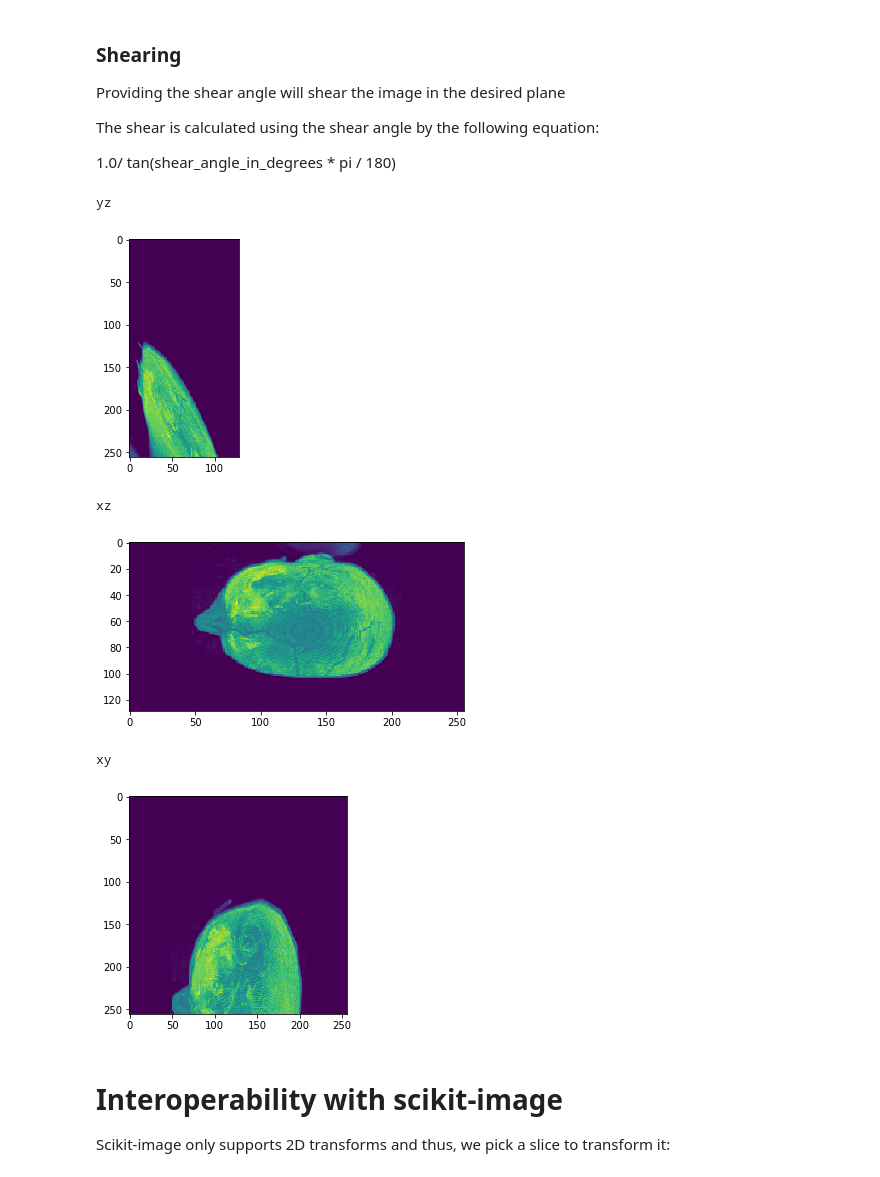
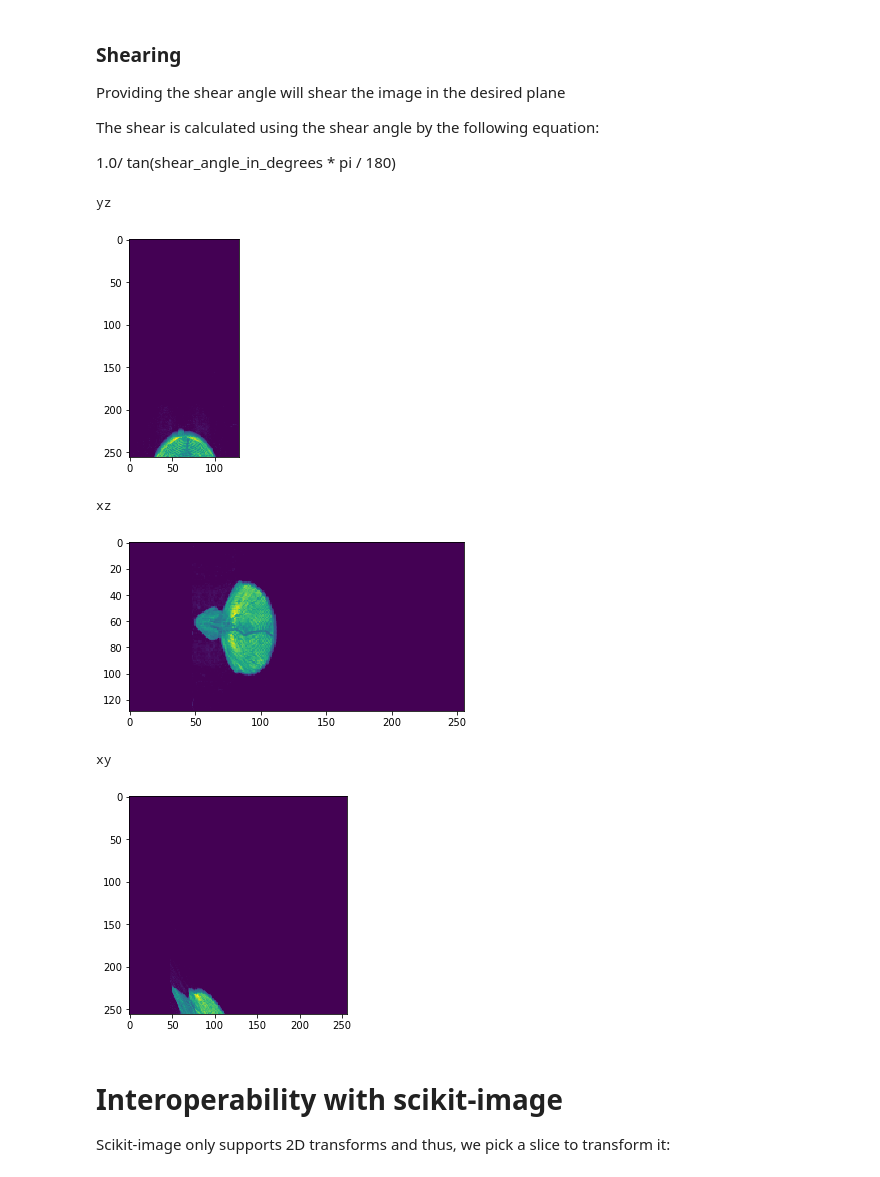
Before and after one commit to clEsperanto/pyclesperanto_prototype, a Jupyter notebook: demo/transforms/affine_transforms.ipynb, the cells around one changed output. Saved outputs shown, nothing was run; the diff lists cells and outputs as text; code cells hidden in the pictures.

Commit message:
added cle.shear direct API

```diff
--- a/demo/transforms/affine_transforms.ipynb
+++ b/demo/transforms/affine_transforms.ipynb
@@ -39,7 +39,7 @@ np_array.shape
 (129, 256, 256)
 # %%
 # push it to GPU memory
-input_image = cle.push_zyx(np_array)
+input_image = cle.push(np_array)
 
 cle.imshow(input_image)
 # %% [output]
@@ -120,27 +113,27 @@ The shear is calculated using the shear angle by the following equation:
 # %%
 #For example, to shear the image in the Y axis along YZ plane using a shear angle of 30 degrees
 
 shear_angle = 30.0
 
 transform = cle.AffineTransform3D()
-shear_transform= transform.shear_z(angle_y_in_degrees=shear_angle)
+shear_transform= transform.shear_x(angle_y_in_degrees=shear_angle)
 
 transformed_image = cle.affine_transform(input_image, transform=shear_transform)
 
 ##display images in each plane
 print("yz")
 cle.imshow(cle.maximum_x_projection(transformed_image))
 print("xz")
 cle.imshow(cle.maximum_y_projection(transformed_image))
 print("xy")
 cle.imshow(cle.maximum_z_projection(transformed_image))
 # %% [output]
 yz
-[figure, old version]
+[figure, new version]
 xz
-[figure, old version]
+[figure, new version]
 xy
-[figure, old version]
+[figure, new version]
 # %% [markdown]
 # Interoperability with scikit-image
 Scikit-image only supports 2D transforms and thus, we pick a slice to transform it:
```
Also changed, not shown: parts of 16 cells of this notebook, 2 other files.
